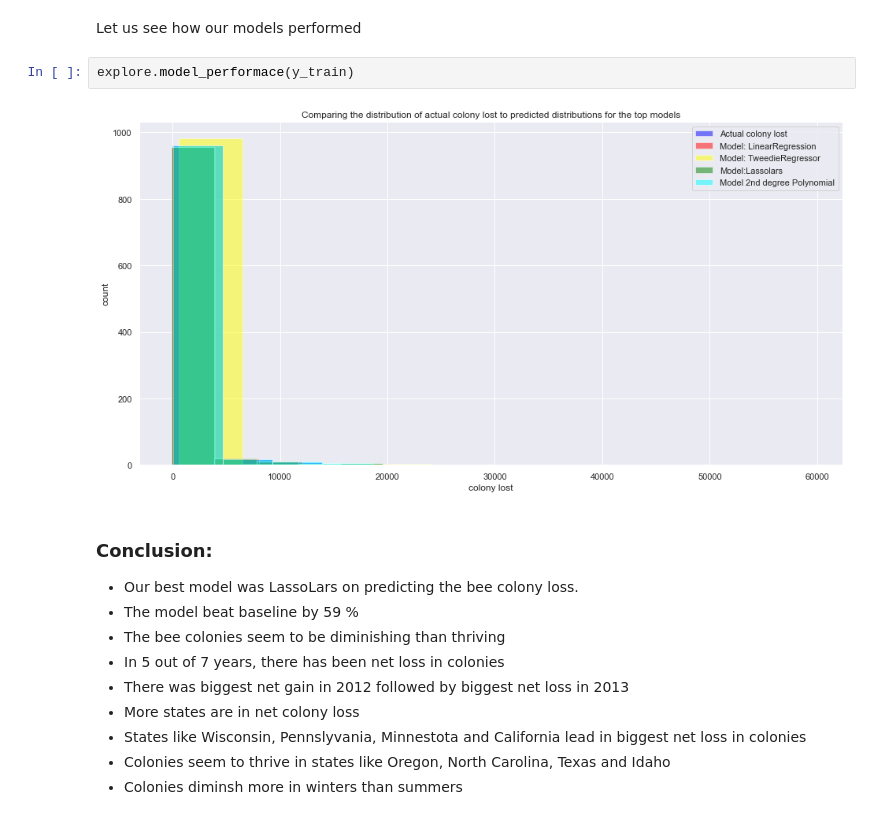
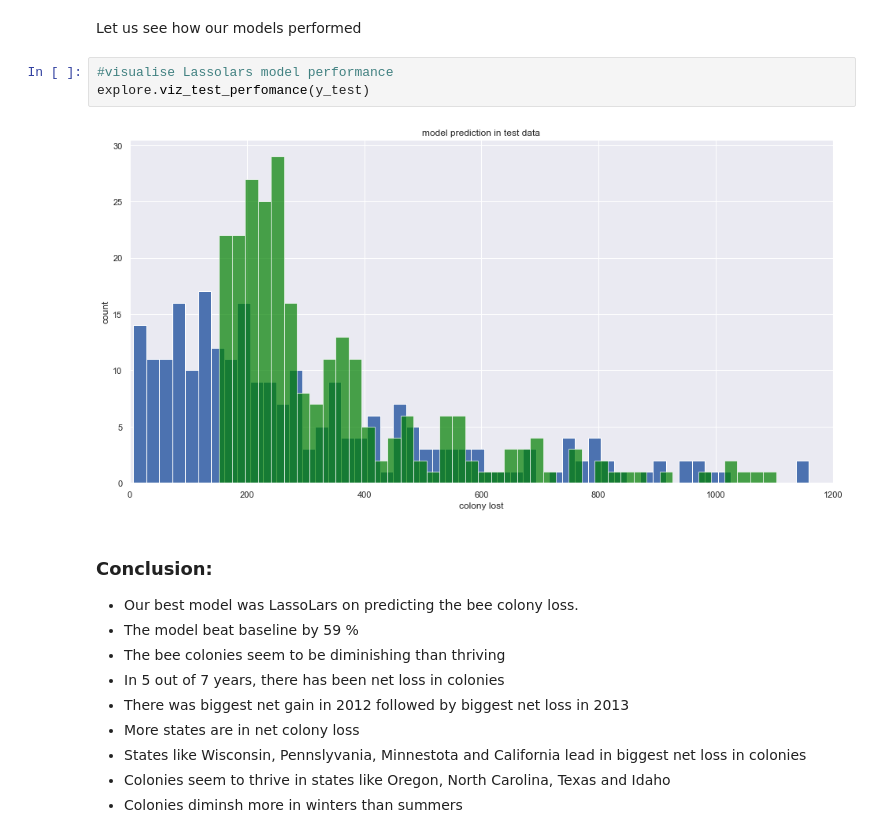
Before and after one commit to Honey-Bee-Roundup-Capstone/Final, a Jupyter notebook: mvp.ipynb, the cells around one changed output. Drawn from its saved outputs; the diff is of its cells as text.

```diff
--- a/mvp.ipynb
+++ b/mvp.ipynb
@@ -560,10 +368,11 @@ test_rmse(X_train,y_train,X_test,y_test)
 The RMSE on test dataset is 1717.23 while RMSE on baseline is 2675.28.
 # %% [markdown]
 Let us see how our models performed
-# %%
-explore.model_performace(y_train)
-# %% [output]
-[figure, removed]
+# %%
+#visualise Lassolars model performance
+explore.viz_test_perfomance(y_test)
+# %% [output]
+[figure, added]
 # %% [markdown]
 ### Conclusion:
 
```
Also changed, not shown: parts of 14 cells of this notebook.
